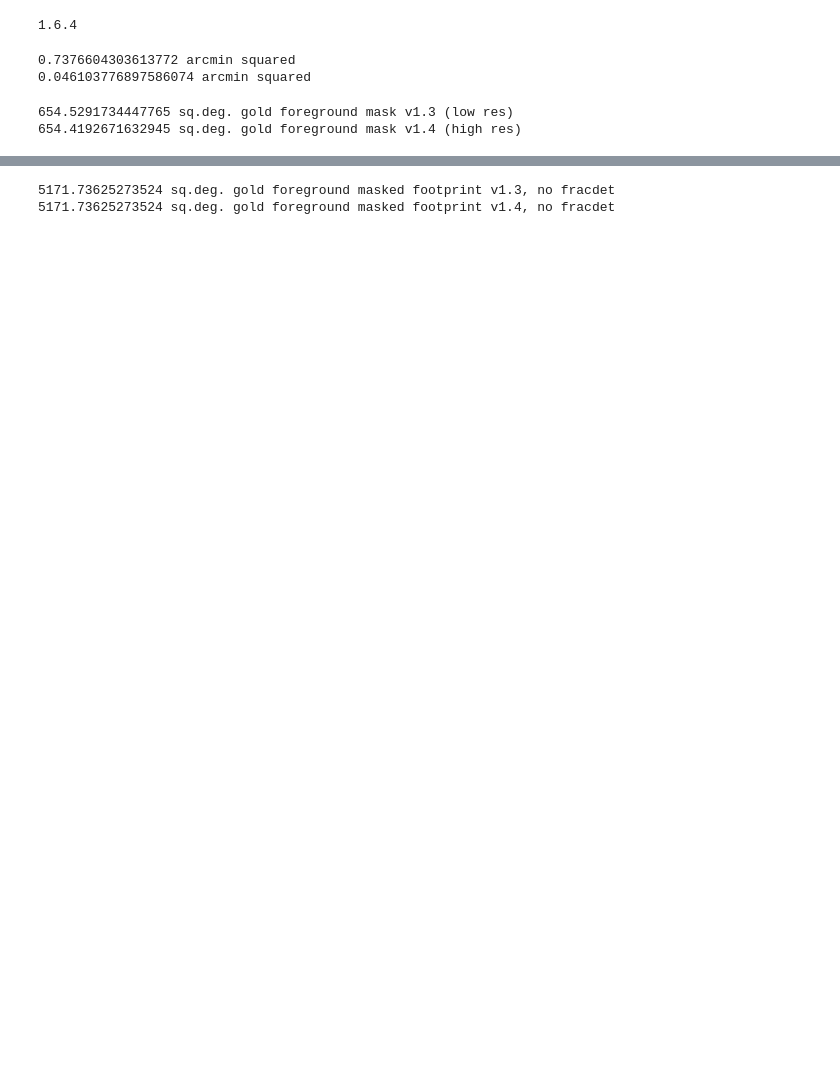
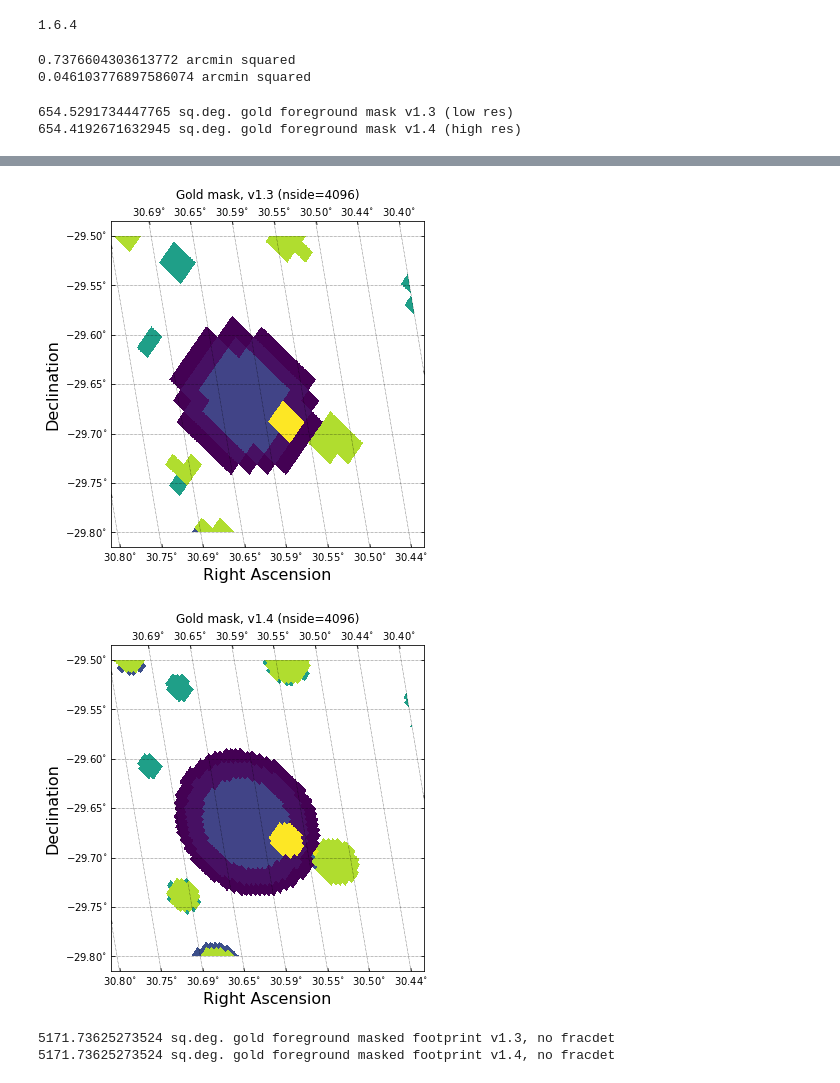
Before and after one commit to nsevilla/shared_notebooks, a Jupyter notebook: comparing_masks_Y6KP_workshop.ipynb, the cells around one changed output, grey strips where cells are left out. Cells and saved outputs as stored; diff of their text form; code cells hidden in the pictures; blank space fills up the shorter version.

```diff
--- a/comparing_masks_Y6KP_workshop.ipynb
+++ b/comparing_masks_Y6KP_workshop.ipynb
@@ -46,0 +68,23 @@ print(areapx_16384*validpx_mask_gold_v14/3600.,'sq.deg. gold foreground mask v1.
+# %%
+fig = plt.figure(1, figsize=(8, 6))
+fig.clf()
+ax = fig.add_subplot(111)
+sp = skyproj.McBrydeSkyproj(ax=ax)
+# Note that the default is to zoom in to the range defined by the map
+_ = sp.draw_hspmap(mask_gold_v13,lon_range=[30.4,30.8],lat_range=[-29.8,-29.5])
+#sp.draw_inset_colorbar()
+plt.title('Gold mask, v1.3 (nside=4096)',y = 1.05)
+plt.show()
+
+fig = plt.figure(1, figsize=(8, 6))
+fig.clf()
+ax = fig.add_subplot(111)
+sp = skyproj.McBrydeSkyproj(ax=ax)
+# Note that the default is to zoom in to the range defined by the map
+_ = sp.draw_hspmap(mask_gold_v14,lon_range=[30.4,30.8],lat_range=[-29.8,-29.5])
+#sp.draw_inset_colorbar()
+plt.title('Gold mask, v1.4 (nside=4096)',y = 1.05)
+plt.show()
+# %% [output]
+[figure, added]
+[figure, added]
```
Also changed, not shown: parts of 4 cells of this notebook.
